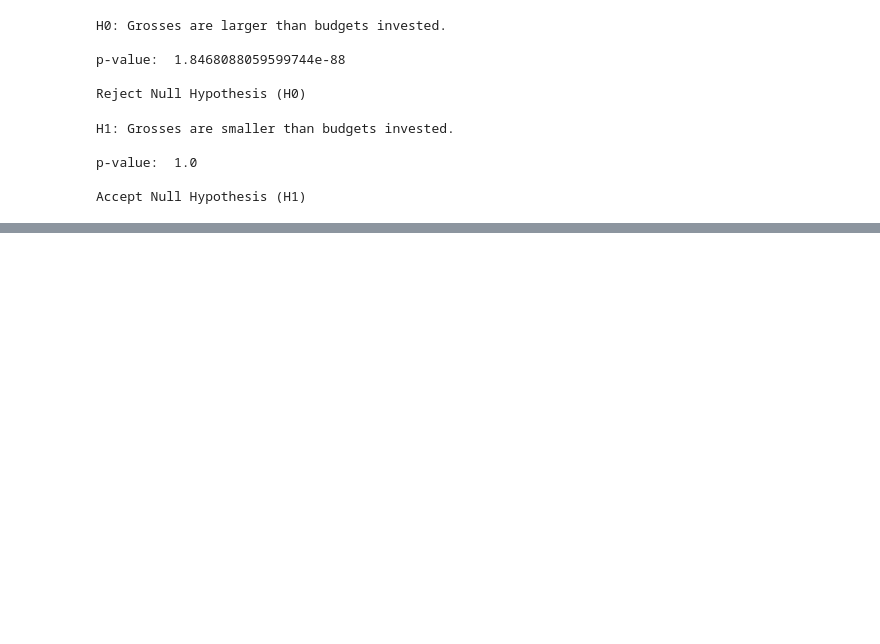
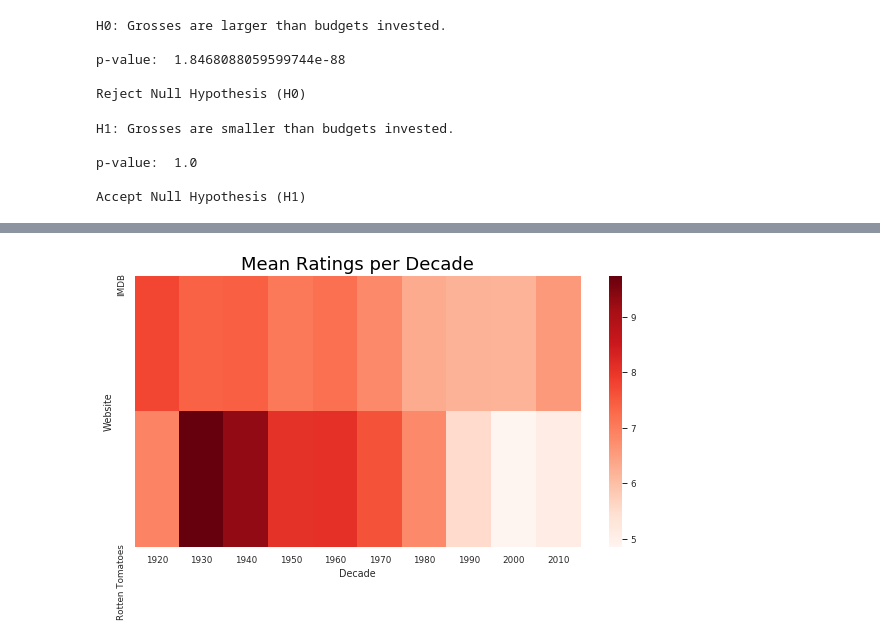
Before and after one commit to ioannapap/movies_data-mining_analysis, a Jupyter notebook: movies_analysis.ipynb, the cells around one changed output, grey strips where cells are left out. Saved outputs shown, nothing was run; the diff lists cells and outputs as text; code cells hidden in the pictures; blank space fills up the shorter version.

```diff
--- a/movies_analysis.ipynb
+++ b/movies_analysis.ipynb
@@ -624,0 +644,10 @@ See the caveats in the documentation: http://pandas.pydata.org/pandas-docs/stabl
+# %%
+#creating scatterplot for mean ratings per decade
+plt.figure(figsize=(10, 5))
+sns.heatmap(ratings_dates_df.pivot('Website', 'Decade', 'Rating'), cmap='Reds')
+
+plt.title('Mean Ratings per Decade', color = 'black', fontsize = 18)
+
+plt.savefig('ratings_decade_heatmap.png')
+# %% [output]
+[figure, added]
```
Also changed, not shown: parts of 3 cells of this notebook, 1 other file.
